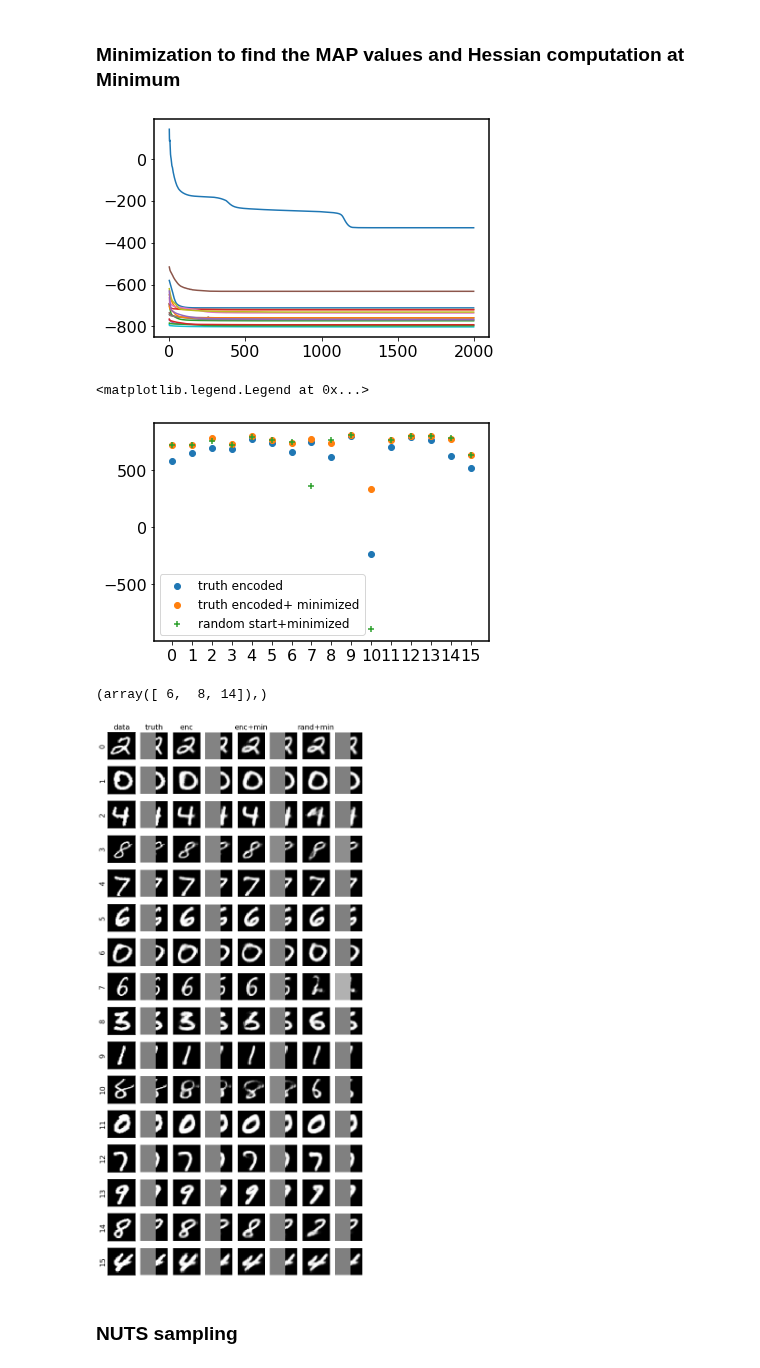
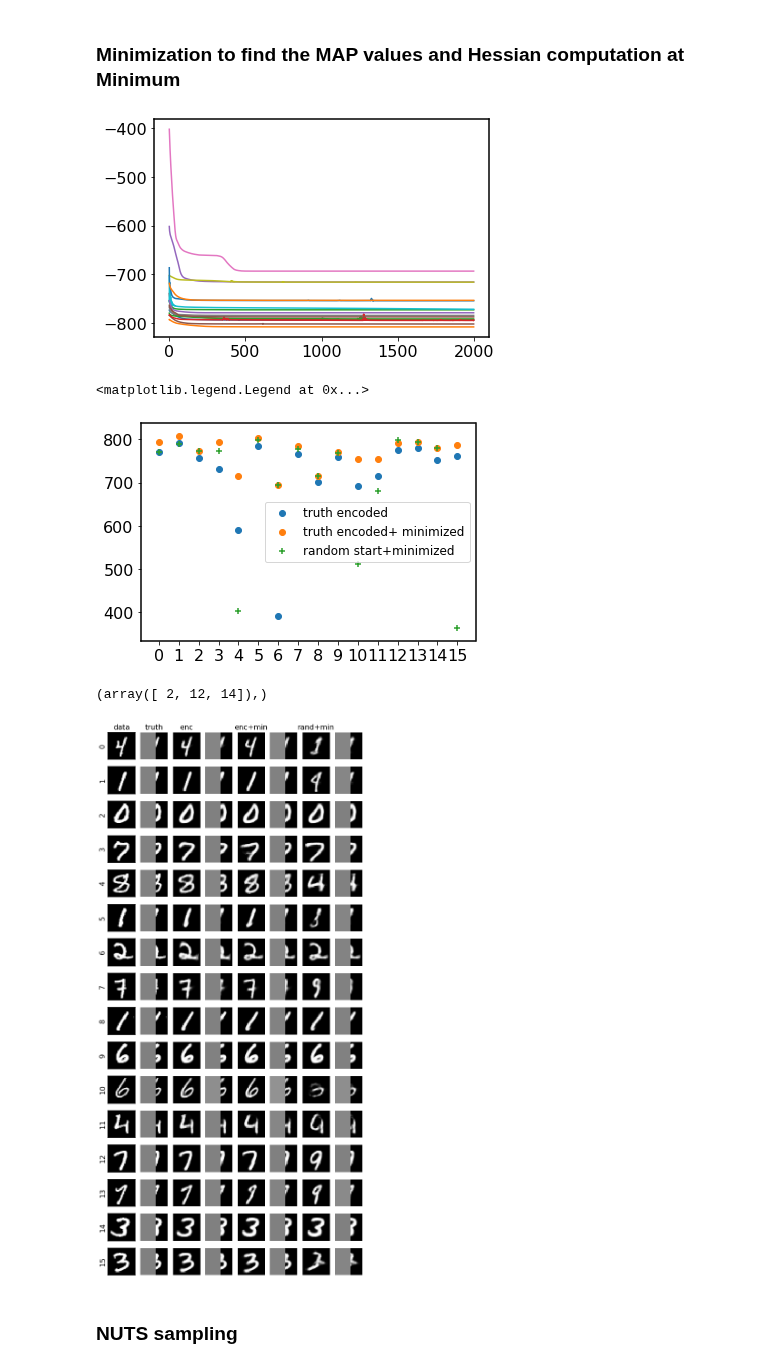
Before and after one commit to VMBoehm/PAE, a Jupyter notebook: notebooks/tf2/MNIST_masked_sampler-uspace.ipynb, the cells around one changed output. Cells and saved outputs as stored; diff of their text form; code cells hidden in the pictures.

Commit message:
minimization on training data

```diff
--- a/notebooks/tf2/MNIST_masked_sampler-uspace.ipynb
+++ b/notebooks/tf2/MNIST_masked_sampler-uspace.ipynb
@@ -164,23 +164,23 @@ class LogP():
 ### Minimization to find the MAP values and Hessian computation at Minimum
 # %%
 ### load or generate them
-filename_truth = os.path.join('/global/cscratch1/sd/vboehm/PAE_samples/MNIST/latent_dim10/','MAPu_xtest_masked-128_from_truth.npy')
-filename_rand  = os.path.join('/global/cscratch1/sd/vboehm/PAE_samples/MNIST/latent_dim10/','MAPu_xtest_masked-128.npy')
+filename_truth = os.path.join('/global/cscratch1/sd/vboehm/PAE_samples/MNIST/latent_dim10/','MAPu_xtrain_masked-128_from_truth.npy')
+filename_rand  = os.path.join('/global/cscratch1/sd/vboehm/PAE_samples/MNIST/latent_dim10/','MAPu_xtrain_masked-128.npy')
 # #np.save(filename,z_min)
 # z_min    = np.load(filename)
 
-x          = x_test[0:params['batch_size']]#np.repeat(, params['batch_size'], axis=0)##
+x          = x_train[0:params['batch_size']]#np.repeat(, params['batch_size'], axis=0)##
 z_true_ini = get_encoded(x.reshape((-1,28*28)))
 
 # # filename = os.path.join(PROJECT_PATH,'PAE_samples/FMNIST/latent_dim32/PAE/samples','Hess_uspace_xtest0-128.npy')
 # # #np.save(filename,h)
-z_true = np.load(filename_truth)
-z_rand = np.load(filename_rand)
+# z_true = np.load(filename_truth)
+# z_rand = np.load(filename_rand)
 # %%
 optimizer       = tf.keras.optimizers.Adam(learning_rate=0.01)
 losses          = []
 
-x               = x_test[0:params['batch_size']]#np.repeat(, params['batch_size'], axis=0)##
+x               = x_train[0:params['batch_size']]#np.repeat(, params['batch_size'], axis=0)##
 masked_x        = x*mask.reshape((28,28))[None,:,:,None]
 
 LP              = LogP(masked_x,mask)
@@ -200,7 +200,7 @@ losses = np.asarray(losses)
 plt.plot(losses)
 plt.show()
 # %% [output]
-[figure, old version]
+[figure, new version]
 # %%
 logp_z_true_ini = LP.logp(z_true_ini)
 logp_z_true = LP.logp(z_true)
@@ -213,10 +213,10 @@ plt.xticks(np.arange(16))
 plt.legend()
 # %% [output]
 <matplotlib.legend.Legend at 0x...>
-[figure, old version]
+[figure, new version]
 # %%
 np.where(logp_z_rand>logp_z_true)
 # %% [output]
-(array([ 6,  8, 14]),)
+(array([ 2, 12, 14]),)
 # %%
 np.save(filename_truth,z_true)
@@ -254,36 +255,36 @@ for ii in range(params['batch_size']):
     #plt.subplot(params['batch_size'],2,ii*2+2)
     ax[ii][2].imshow(recon_ini[ii],cmap='gray')
     ax[ii][2].axis('off')
 
     ax[ii][3].imshow(recon_ini[ii]*mask.reshape((28,28)),cmap='gray')
     ax[ii][3].axis('off')
 
     #plt.subplot(params['batch_size'],2,ii*2+2)
-    ax[ii][4].imshow(recon[ii],cmap='gray')
+    ax[ii][4].imshow(recon_truth[ii],cmap='gray')
     ax[ii][4].axis('off')
 
-    ax[ii][5].imshow(recon[ii]*mask.reshape((28,28)),cmap='gray')
+    ax[ii][5].imshow(recon_truth[ii]*mask.reshape((28,28)),cmap='gray')
     ax[ii][5].axis('off')
 
 
 
     #plt.subplot(params['batch_size'],2,ii*2+2)
     ax[ii][6].imshow(recon_rand[ii],cmap='gray')
     ax[ii][6].axis('off')
 
     ax[ii][7].imshow(recon_rand[ii]*mask.reshape((28,28)),cmap='gray')
     ax[ii][7].axis('off')
 
 plt.gca().axes.get_yaxis().set_visible(True)
 
 # plt.subplots_adjust(left=0.125,
 #                     bottom=0.1,
 #                     right=0.9,
 #                     top=0.9,
 #                     wspace=0.01,
 #                     hspace=0.01)
 # %% [output]
-[figure, old version]
+[figure, new version]
 # %% [markdown]
 ### NUTS sampling
 # %%
```
Also changed, not shown: parts of 2 cells of this notebook, 1 other file.
